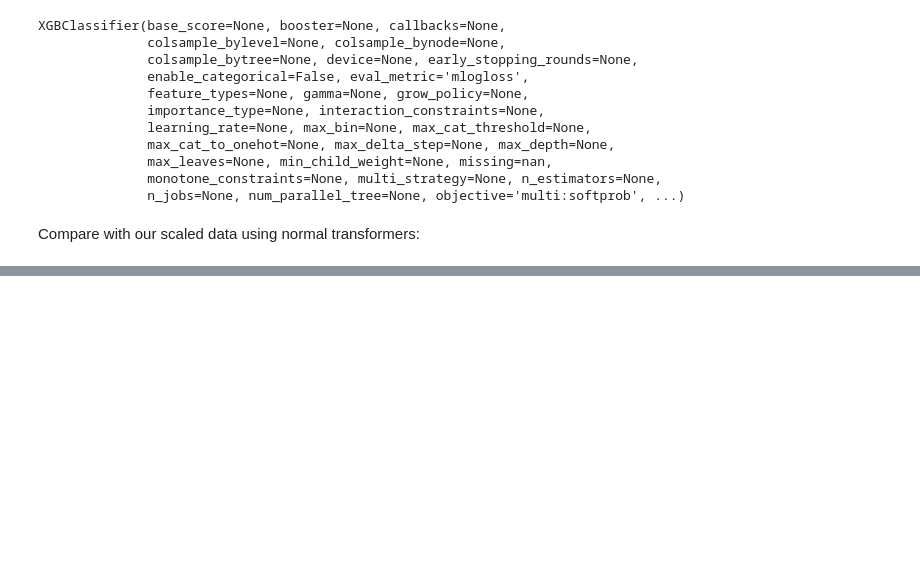
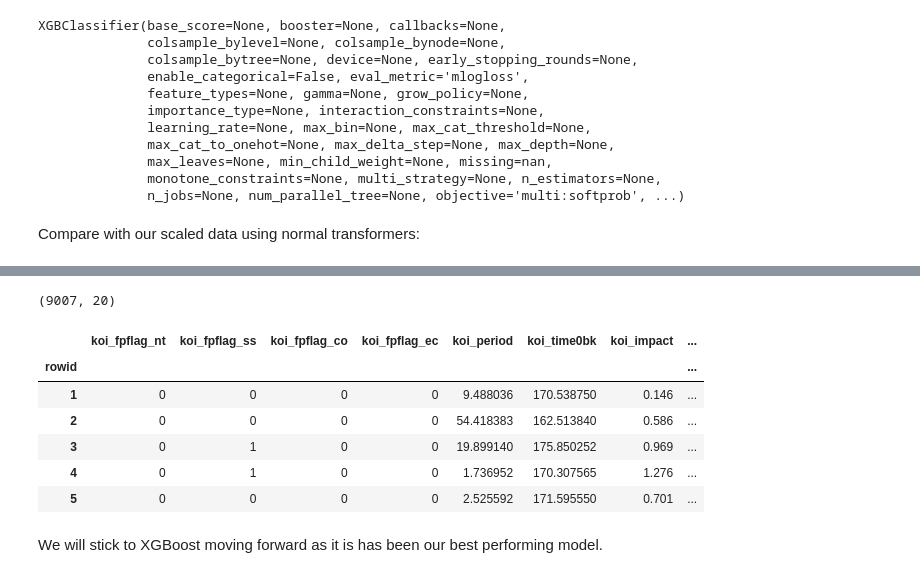
Before and after one commit to adrianveen/lhl_final_project, a Jupyter notebook: notebooks/preprocessing.ipynb, the cells around one changed output, grey strips where cells are left out. Drawn from its saved outputs; the diff is of its cells as text; code cells hidden in the pictures; blank space fills up the shorter version.

```diff
--- a/notebooks/preprocessing.ipynb
+++ b/notebooks/preprocessing.ipynb
@@ -28,7 +28,8 @@ Before we begin preprocessing, we will run some simple models to determine a bas
 # %% [markdown]
 ### Importing Cleaned Data
 # %%
-kois = pd.read_csv('..\data\kois_cleaned.csv', index_col=0)
+data = pd.read_csv('..\data\kois_cleaned.csv', index_col=0)
+kois = data.copy()
 kois.head()
 # %% [output]
 |  | koi_fpflag_nt | koi_fpflag_ss | koi_fpflag_co | koi_fpflag_ec | koi_period | koi_period_err1 | ... |
@@ -589,0 +619,14 @@ weighted avg       0.85      0.85      0.85      1802
+# %%
+#remove error columns from kois
+kois_no_err = kois.loc[:, ~kois.columns.str.contains('_err')]
+print(kois_no_err.shape)
+kois_no_err.head()
+# %% [output]
+(9007, 20)
+|  | koi_fpflag_nt | koi_fpflag_ss | koi_fpflag_co | koi_fpflag_ec | koi_period | koi_time0bk | koi_impact | ... |
+| rowid |  |  |  |  |  |  |  | ... |
+| 1 | 0 | 0 | 0 | 0 | 9.488036 | 170.538750 | 0.146 | ... |
+| 2 | 0 | 0 | 0 | 0 | 54.418383 | 162.513840 | 0.586 | ... |
+| 3 | 0 | 1 | 0 | 0 | 19.899140 | 175.850252 | 0.969 | ... |
+| 4 | 0 | 1 | 0 | 0 | 1.736952 | 170.307565 | 1.276 | ... |
+| 5 | 0 | 0 | 0 | 0 | 2.525592 | 171.595550 | 0.701 | ... |
@@ -589,0 +640,2 @@ weighted avg       0.85      0.85      0.85      1802
+# %% [markdown]
+We will stick to XGBoost moving forward as it is has been our best performing model.
```
Also changed, not shown: parts of 16 cells of this notebook.
